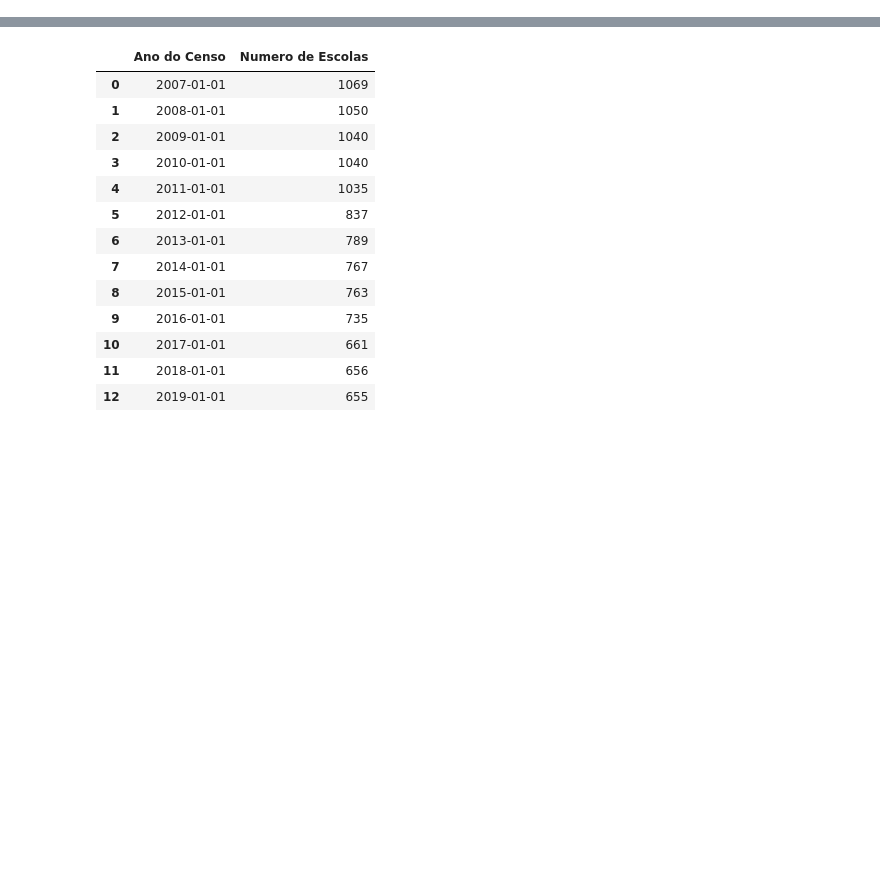
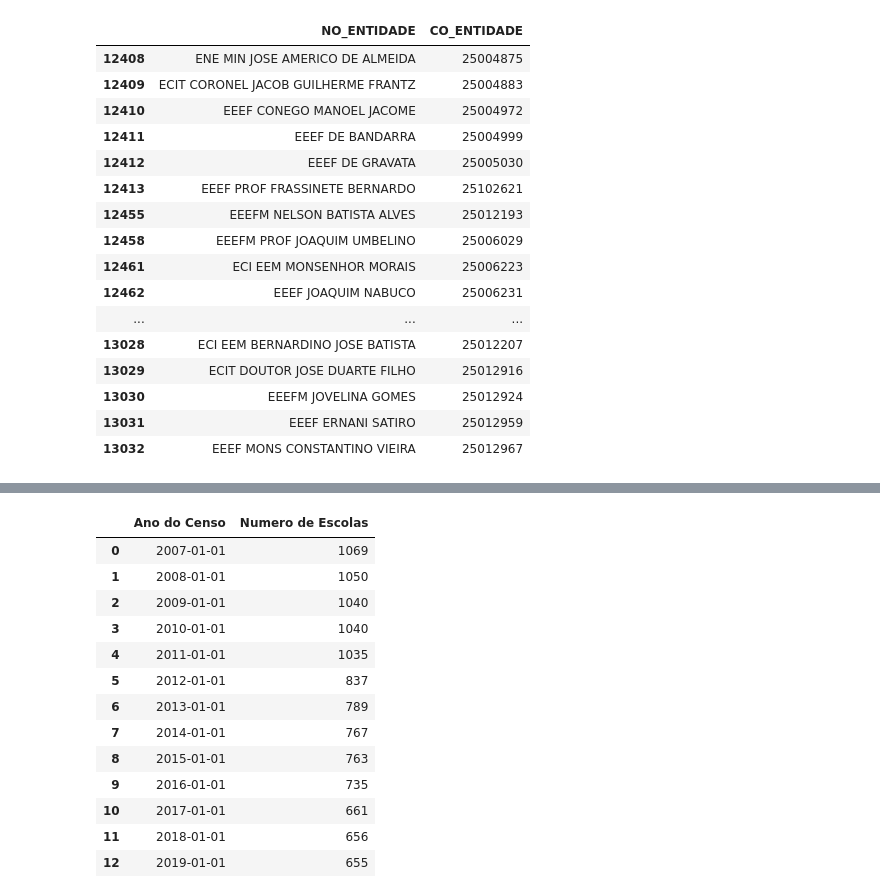
Before and after one commit to rivaldo/estatistica_basica_revisao, a Jupyter notebook: Curso de Estatística/estudo_censo.ipynb, the cells around one changed output, grey strips where cells are left out. Drawn from its saved outputs; the diff is of its cells as text; code cells hidden in the pictures; blank space fills up the shorter version.

```diff
--- a/Curso de Estatística/estudo_censo.ipynb
+++ b/Curso de Estatística/estudo_censo.ipynb
@@ -14,3 +28,23 @@ dados_censo.head(1)
+# %%
+b[['NO_ENTIDADE', 'CO_ENTIDADE']]
+# %% [output]
+|  | NO_ENTIDADE | CO_ENTIDADE |
+| 12408 | ENE MIN JOSE AMERICO DE ALMEIDA | 25004875 |
+| 12409 | ECIT CORONEL JACOB GUILHERME FRANTZ | 25004883 |
+| 12410 | EEEF CONEGO MANOEL JACOME | 25004972 |
+| 12411 | EEEF DE BANDARRA | 25004999 |
+| 12412 | EEEF DE GRAVATA | 25005030 |
+| 12413 | EEEF PROF FRASSINETE BERNARDO | 25102621 |
+| 12455 | EEEFM NELSON BATISTA ALVES | 25012193 |
+| 12458 | EEEFM PROF JOAQUIM UMBELINO | 25006029 |
+| 12461 | ECI EEM MONSENHOR MORAIS | 25006223 |
+| 12462 | EEEF JOAQUIM NABUCO | 25006231 |
+| ... | ... | ... |
+| 13028 | ECI EEM BERNARDINO JOSE BATISTA | 25012207 |
+| 13029 | ECIT DOUTOR JOSE DUARTE FILHO | 25012916 |
+| 13030 | EEEFM JOVELINA GOMES | 25012924 |
+| 13031 | EEEF ERNANI SATIRO | 25012959 |
+| 13032 | EEEF MONS CONSTANTINO VIEIRA | 25012967 |
 # %%
 dados_censo.drop(columns='Unnamed: 0', inplace=True)
 # %%
```
Also changed, not shown: parts of 4 cells of this notebook, 2 other files.
